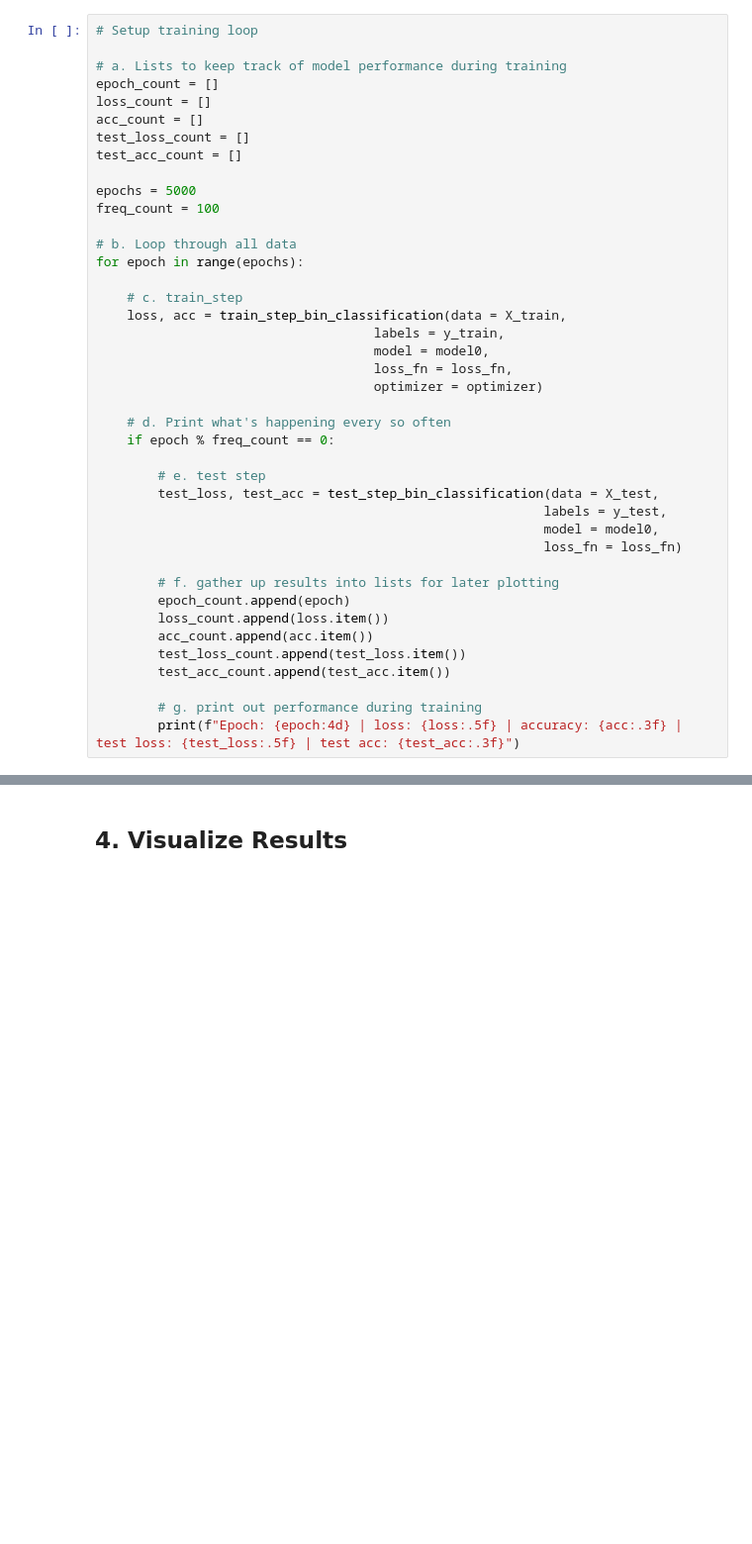
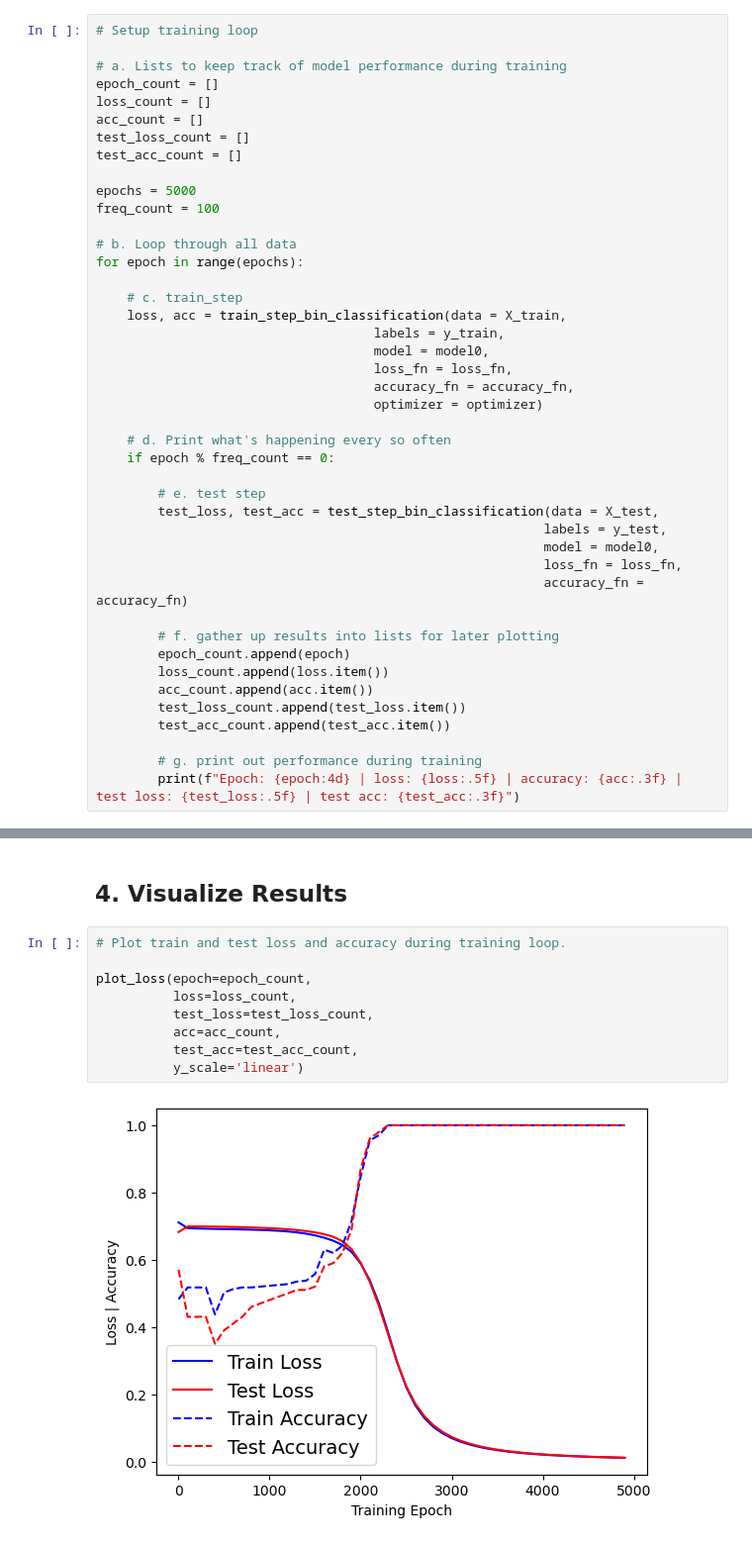
Before and after one commit to chris-warner-II/pytorch_projects, a Jupyter notebook: 02_Binary_Classification.ipynb, the cells around one changed output, grey strips where cells are left out. Shown at 99% size. Drawn from its saved outputs; the diff is of its cells as text; blank space fills up the shorter version.

```diff
--- a/02_Binary_Classification.ipynb
+++ b/02_Binary_Classification.ipynb
@@ -119,6 +146,7 @@ for epoch in range(epochs):
                                     labels = y_train,
                                     model = model0,
                                     loss_fn = loss_fn,
+                                    accuracy_fn = accuracy_fn,
                                     optimizer = optimizer)
 
     # d. Print what's happening every so often
@@ -128,7 +156,8 @@ for epoch in range(epochs):
         test_loss, test_acc = test_step_bin_classification(data = X_test,
                                                           labels = y_test,
                                                           model = model0,
-                                                          loss_fn = loss_fn)
+                                                          loss_fn = loss_fn,
+                                                          accuracy_fn = accuracy_fn)
 
         # f. gather up results into lists for later plotting
         epoch_count.append(epoch)
@@ -160,4 +189,15 @@ Epoch: 4900 | loss: 0.00129 | accuracy: 1.000 | test loss: 0.00148 | test acc: 1
 # %% [markdown]
 ## 4. Visualize Results
+# %%
+# Plot train and test loss and accuracy during training loop.
+
+plot_loss(epoch=epoch_count,
+          loss=loss_count,
+          test_loss=test_loss_count,
+          acc=acc_count,
+          test_acc=test_acc_count,
+          y_scale='linear')
+# %% [output]
+[figure, added]
 # %%
 # Plot decision boundaries for training and test sets
```
Also changed, not shown: parts of 16 cells of this notebook, 2 other files.
